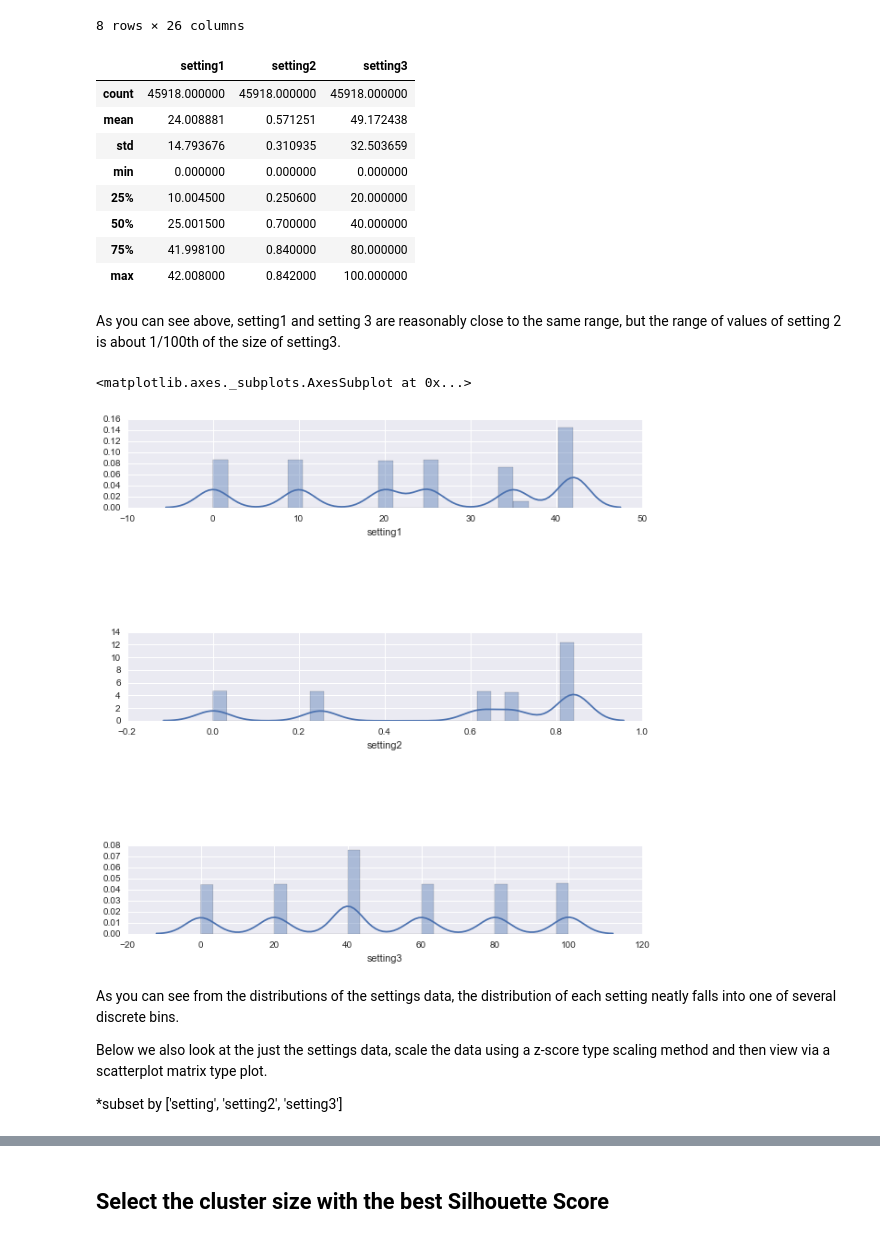
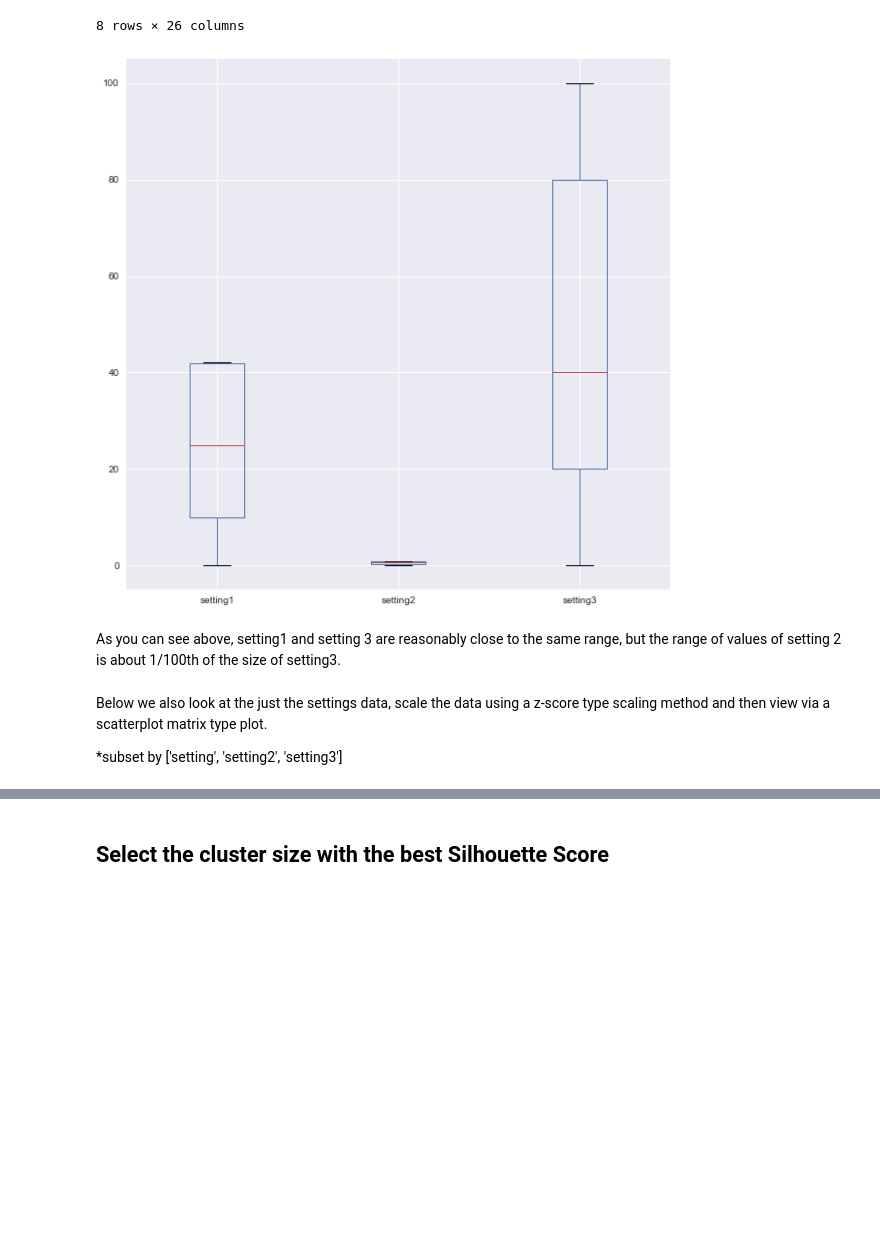
Before and after one commit to patanijo/PHM2016, a Jupyter notebook: Sample_Analysis_Notebook_Non_Spark.ipynb, the cells around one changed output, grey strips where cells are left out. Drawn from its saved outputs; the diff is of its cells as text; code cells hidden in the pictures; blank space fills up the shorter version.

```diff
--- a/Sample_Analysis_Notebook_Non_Spark.ipynb
+++ b/Sample_Analysis_Notebook_Non_Spark.ipynb
@@ -105,38 +116,12 @@ train_data.describe()
 | max | 218.000000 | 357.000000 | 42.008000 | 0.842000 | 100.000000 | 518.670000 | 644.430000 | 1614.660000 | 1442.360000 | 14.620000 | ... |
 8 rows × 26 columns
 # %%
-train_data[['setting1', 'setting2', 'setting3']].describe()
+train_data[['setting1', 'setting2', 'setting3']].plot(kind='box');
 # %% [output]
-|  | setting1 | setting2 | setting3 |
-| count | 45918.000000 | 45918.000000 | 45918.000000 |
-| mean | 24.008881 | 0.571251 | 49.172438 |
-| std | 14.793676 | 0.310935 | 32.503659 |
-| min | 0.000000 | 0.000000 | 0.000000 |
-| 25% | 10.004500 | 0.250600 | 20.000000 |
-| 50% | 25.001500 | 0.700000 | 40.000000 |
-| 75% | 41.998100 | 0.840000 | 80.000000 |
-| max | 42.008000 | 0.842000 | 100.000000 |
+[figure, added]
 # %% [markdown]
 As you can see above, setting1 and setting 3 are reasonably close to the same range, but the range of values of setting 2 is about 1/100th of the size of setting3.
-# %%
-plt.rcParams['figure.figsize'] = (10, 10)
-
-# The sublot command takes arguments(row_col_pos) ... the first example
-# below says prepare a grid of 5 rows, column, and then draw the
-# next plot in the first position
-
-plt.subplot(511)
-sns.distplot(train_data['setting1'])
-plt.subplot(513)
-sns.distplot(train_data['setting2'])
-plt.subplot(515)
-sns.distplot(train_data['setting3'])
-# %% [output]
-<matplotlib.axes._subplots.AxesSubplot at 0x...>
-[figure, removed]
 # %% [markdown]
-As you can see from the distributions of the settings data, the distribution of each setting neatly falls into one of several discrete bins.
-
 Below we also look at the just the settings data, scale the data using a z-score type scaling method and then view via a scatterplot matrix type plot.
 
 *subset by ['setting', 'setting2', 'setting3']
```
Also changed, not shown: parts of 34 cells of this notebook, 1 other file.
